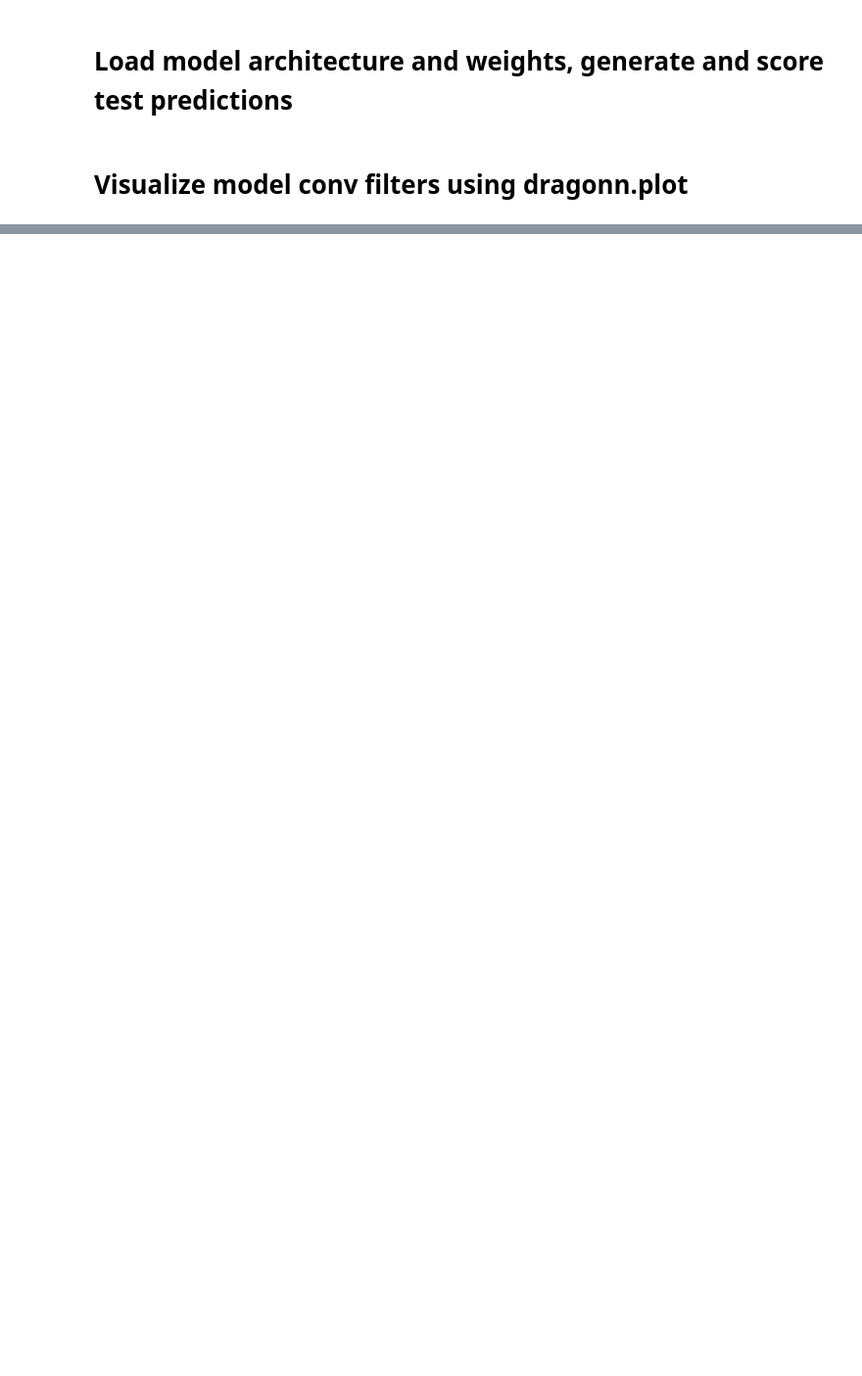
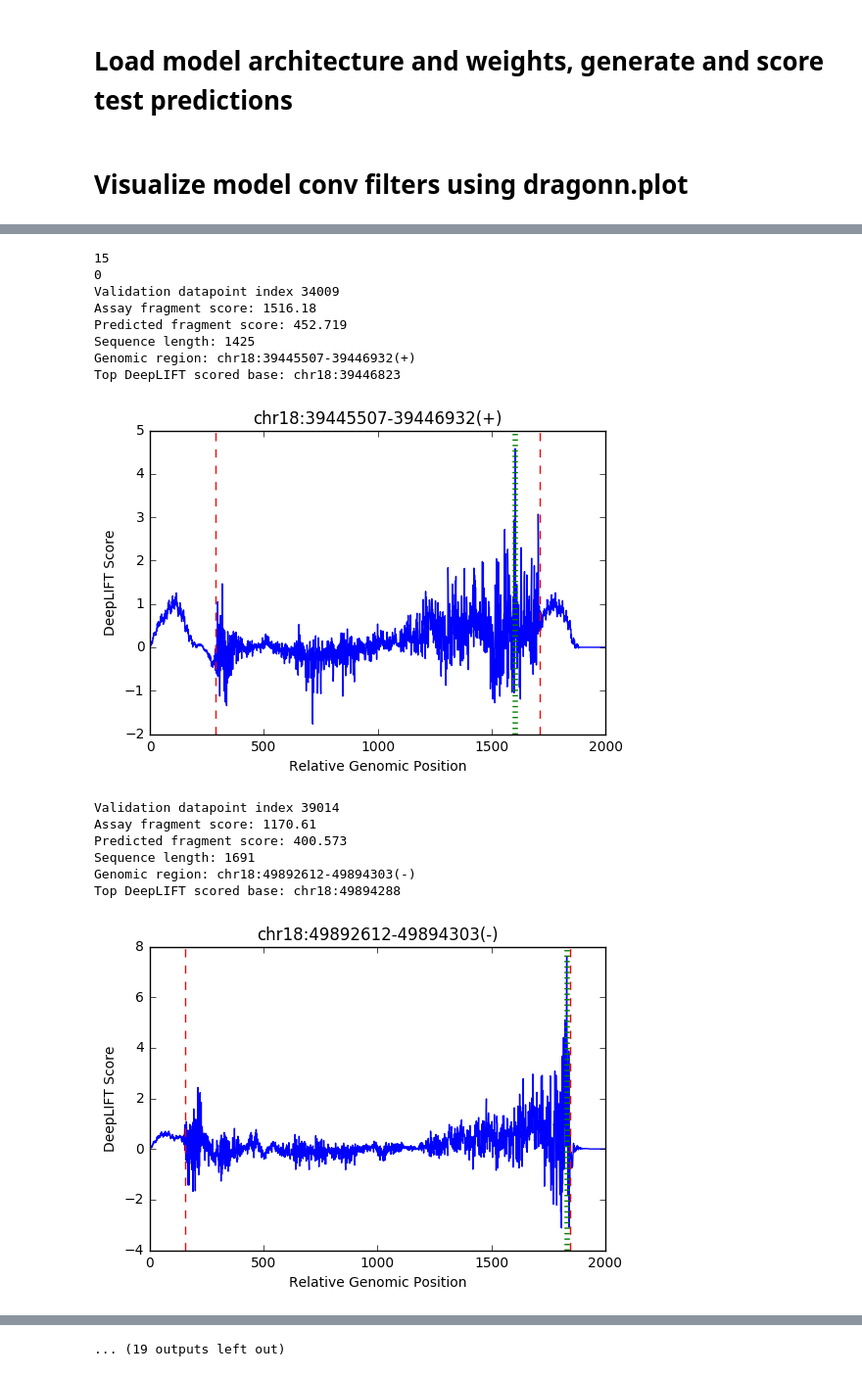
Before and after one commit to kundajelab/mpra, a Jupyter notebook: deeplearn/scripts/Interpretation of Trained Models.ipynb, the cells around one changed output, grey strips where cells are left out. Shown at 98% size. Saved outputs shown, nothing was run; the diff lists cells and outputs as text; code cells hidden in the pictures; blank space fills up the shorter version.

```diff
--- a/deeplearn/scripts/Interpretation of Trained Models.ipynb
+++ b/deeplearn/scripts/Interpretation of Trained Models.ipynb
@@ -189,0 +569,2 @@ for i in range(len(conv_filter_pwms_reaxis)):
+# %%
+deeplift_model_predictions = deeplift_prediction_function([data.X], batch_size=500)
@@ -189,0 +585,4 @@ for i in range(len(conv_filter_pwms_reaxis)):
+# %%
+deeplift_scoring_func = deeplift_model.get_target_contribs_func(
+                            find_scores_layer_idx = 0,
+                            target_layer_idx = -1)
@@ -189,0 +708,4 @@ for i in range(len(conv_filter_pwms_reaxis)):
+# %%
+task_to_deeplift_scores = OrderedDict()
+for task in task_to_deeplift_scores_unsummed:
+    task_to_deeplift_scores[task] = np.sum(task_to_deeplift_scores_unsummed[task],axis=2)
@@ -189,0 +720,66 @@ for i in range(len(conv_filter_pwms_reaxis)):
+# %%
+import gzip
+fragments = []
+valSplitPath = "../splits/regressionJun24Positives/valJun24RegressionPositives.txt.gz"
+with gzip.open(valSplitPath) as valNames:
+    for line in valNames:
+        fragments.append(line.strip())
+# %%
+import matplotlib.pyplot as plt
+# print np.argmax(data.Y)
+top_idxs = np.argsort(np.squeeze(data.Y, axis=1), axis = 0)[::-1][:15]
+
+# curating the ones that were predicted accurately -- i.e., prediction within some percentage of true value
+top_idxs_curated = []
+for idx in top_idxs:
+    percentThreshold = 30.0
+    true_score = data.Y[idx]
+    pred_score = deeplift_model_predictions[idx]
+    if (pred_score > (1 - percentThreshold / 100) * true_score and
+        pred_score < (1 + percentThreshold / 100) * true_score):
+        top_idxs_curated.append(idx)
+
+print len(top_idxs)
+print len(top_idxs_curated)
+
+for idx in top_idxs:
+# for idx in top_idxs_curated:
+    print "Validation datapoint index " + str(idx)
+    print "Assay fragment score: " + str(data.Y[idx][0])
+    print "Predicted fragment score: " + str(deeplift_model_predictions[idx][0])
+    plt.plot(task_to_deeplift_scores[0][idx])
+    seqLen = np.sum(data.X[idx])
+    print "Sequence length: " + str(int(seqLen))
+    plt.axvline(x = 1000 - seqLen/2 - 1, color = 'r', linestyle = '--')
+    plt.axvline(x = 1000 + seqLen/2 + 1, color = 'r', linestyle = '--')
+    topBase = np.argmax(np.abs(task_to_deeplift_scores[0][idx]))
+    plt.axvline(x = topBase, color = 'g', linewidth = 4, linestyle = ':')
+
+    fragment = fragments[idx]
+    print "Genomic region: " + fragment
+    centerPos = int(fragment[fragment.find(":") + 1 : fragment.find("-")]) + seqLen / 2
+    topBasePos = int(centerPos + topBase - 1000)
+    chrom = fragment[:fragment.find(":")]
+    print "Top DeepLIFT scored base: " + chrom + ":" + str(topBasePos)
+    plt.title(fragment)
+    plt.xlabel("Relative Genomic Position")
+    plt.ylabel("DeepLIFT Score")
+    plt.show()
+    plt.clf()
+# %% [output]
+15
+0
+Validation datapoint index 34009
+Assay fragment score: 1516.18
+Predicted fragment score: 452.719
+Sequence length: 1425
+Genomic region: chr18:39445507-39446932(+)
+Top DeepLIFT scored base: chr18:39446823
+[figure, added]
+Validation datapoint index 39014
+Assay fragment score: 1170.61
+Predicted fragment score: 400.573
+Sequence length: 1691
+Genomic region: chr18:49892612-49894303(-)
+Top DeepLIFT scored base: chr18:49894288
+[figure, added]
@@ -189,0 +814 @@ for i in range(len(conv_filter_pwms_reaxis)):
+... (19 outputs left out)
```
Also changed, not shown: parts of 52 cells of this notebook, 31 other files.
